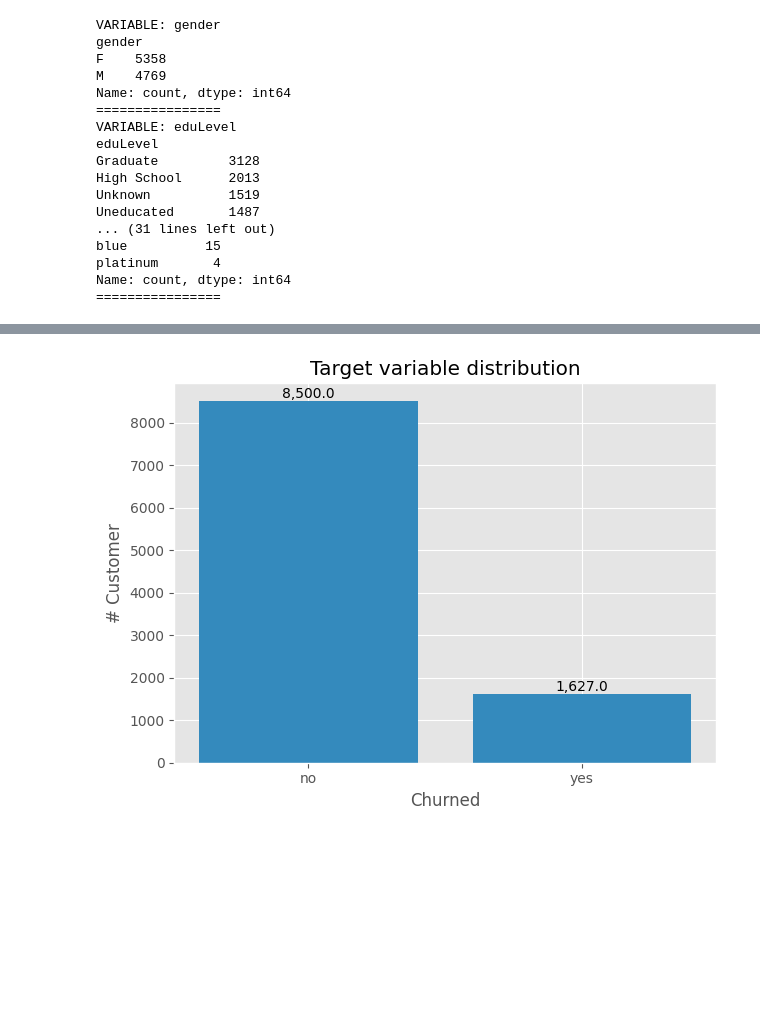
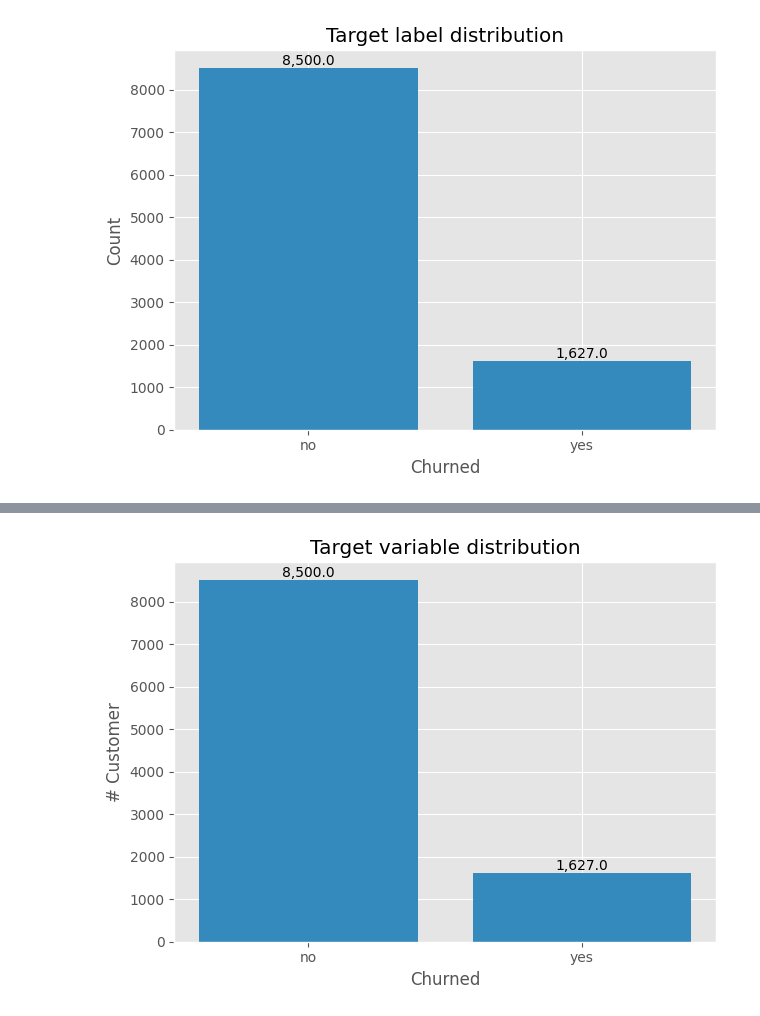
Before and after one commit to justgrossi/Projects, a Jupyter notebook: 2.Churn_Prediction/Churn_Prediction.ipynb, the cells around one changed output, grey strips where cells are left out. Drawn from its saved outputs; the diff is of its cells as text; code cells hidden in the pictures; blank space fills up the shorter version.

```diff
--- a/2.Churn_Prediction/Churn_Prediction.ipynb
+++ b/2.Churn_Prediction/Churn_Prediction.ipynb
@@ -81,34 +238,27 @@ Duplicated values:
-# %%
-cols=['gender', 'eduLevel', 'marital', 'incomeCat', 'cardCat']
-check_values(cols)
-# %% [output]
-VARIABLE: gender
-gender
-F    5358
-M    4769
-Name: count, dtype: int64
-================
-VARIABLE: eduLevel
-eduLevel
-Graduate         3128
-High School      2013
-Unknown          1519
-Uneducated       1487
-... (31 lines left out)
-blue          15
-platinum       4
-Name: count, dtype: int64
-================
-# %%
-card_mapper={
-    'Blue':'Blue',
-    'blue':'Blue',
-    'Silver' : 'Silver',
-    'Gold':'Gold',
-    'gold':'Gold',
-    'silver' : 'Silver',
-    'Platinum' : 'Platinum',
-     'platinum' : 'Platinum'
-}
-
-df['cardCat']=df['cardCat'].map(card_mapper)
+# %%
+df.columns=df.columns.str.strip()
+# %%
+df.rename(columns={
+    'number_of_dependents': 'num_dep',
+    'education_level': 'edu_level',
+    'income_category': 'income_cat',
+    'card_category': 'card_cat',
+    'months_on_book': 'longevity'
+}, inplace=True)
+# %%
+plt.style.use('ggplot')
+
+x_churned=df['churned'].value_counts().index
+y_churned=df['churned'].value_counts().values
+
+plt.bar(x_churned, y_churned)
+bars = plt.bar(x_churned, y_churned)
+plt.bar_label(bars, fmt='{:,}')
+plt.title('Target label distribution')
+plt.xlabel('Churned')
+plt.ylabel('Count')
+
+plt.tight_layout()
+plt.show()
+# %% [output]
+[figure, added]
```
Also changed, not shown: parts of 31 cells of this notebook, 1 other file.
